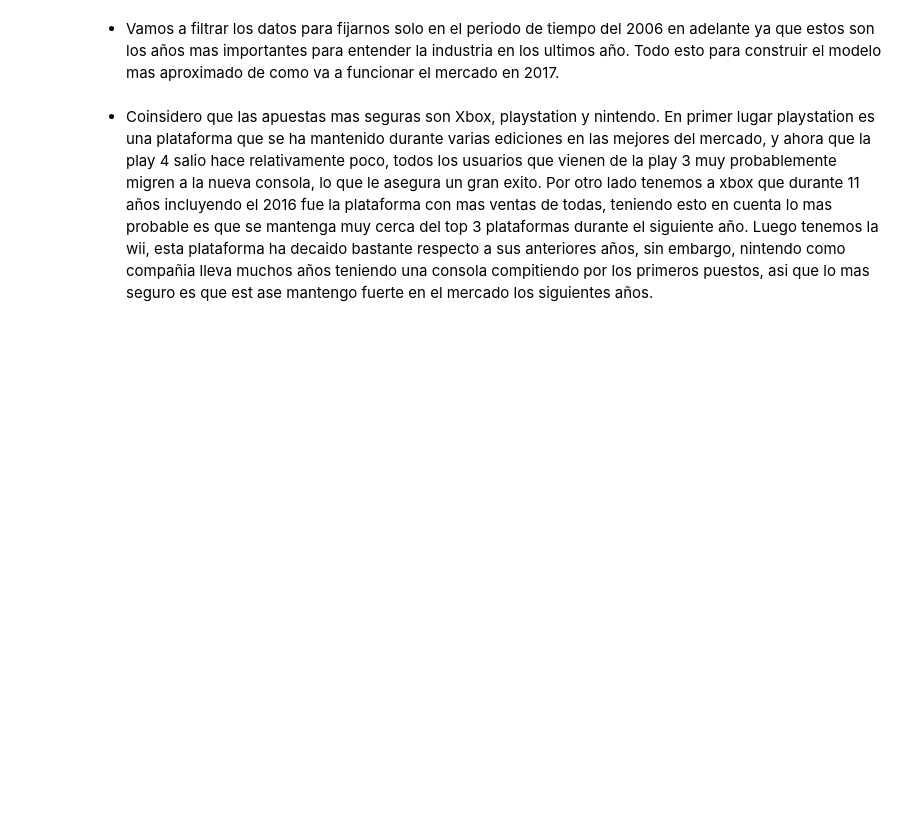
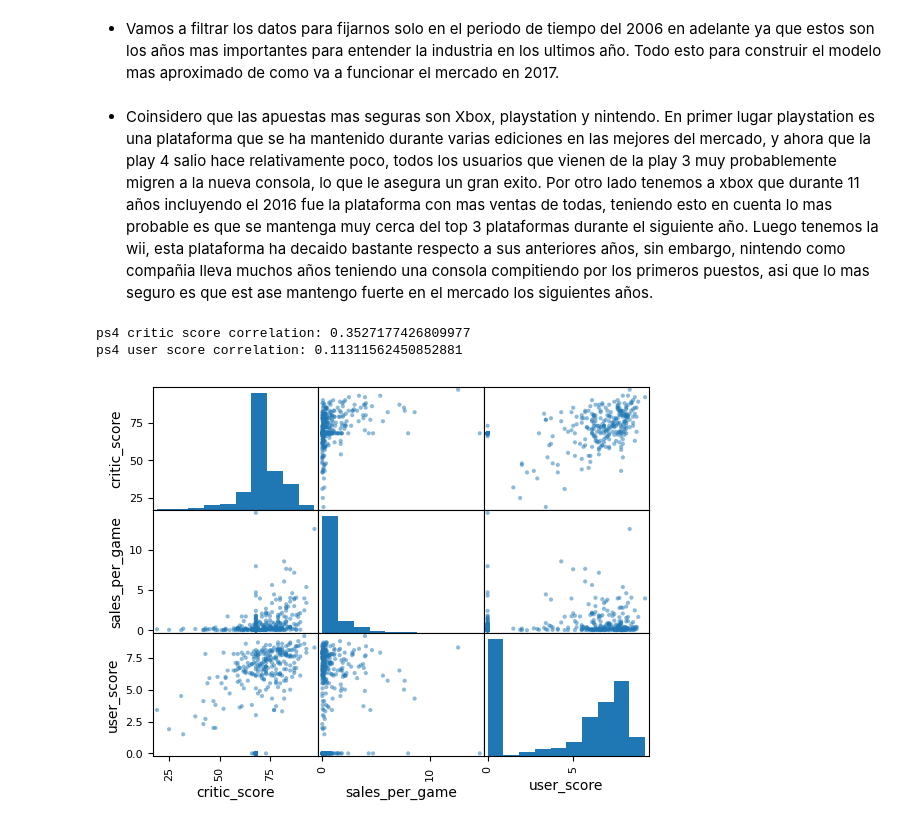
Before and after one commit to Sammat2507/proyecto-sprint-6, a Jupyter notebook: gamesnotebook.ipynb, the cells around one changed output. Cells and saved outputs as stored; diff of their text form; code cells hidden in the pictures; blank space fills up the shorter version.

```diff
--- a/gamesnotebook.ipynb
+++ b/gamesnotebook.ipynb
@@ -148,3 +148,13 @@ games_relevant_years = games_df[games_df['year_of_release'] > 2006]
 top_games_relevant_years = games_relevant_years[games_relevant_years['platform'].isin(top_platforms_names)]
 # %% [markdown]
 - Coinsidero que las apuestas mas seguras son Xbox, playstation y nintendo. En primer lugar playstation es una plataforma que se ha mantenido durante varias ediciones en las mejores del mercado, y ahora que la play 4 salio hace relativamente poco, todos los usuarios que vienen de la play 3 muy probablemente migren a la nueva consola, lo que le asegura un gran exito. Por otro lado tenemos a xbox que durante 11 años incluyendo el 2016 fue la plataforma con mas ventas de todas, teniendo esto en cuenta lo mas probable es que se mantenga muy cerca del top 3 plataformas durante el siguiente año. Luego tenemos la wii, esta plataforma ha decaido bastante respecto a sus anteriores años, sin embargo, nintendo como compañia lleva muchos años teniendo una consola compitiendo por los primeros puestos, asi que lo mas seguro es que est ase mantengo fuerte en el mercado los siguientes años.
+# %%
+ps4 = games_df[games_df['platform'] == 'PS4']
+ps4_data = ps4[['critic_score', 'sales_per_game', 'user_score']]
+pd.plotting.scatter_matrix(ps4_data)
+print(f'ps4 critic score correlation: {ps4_data['critic_score'].corr(ps4_data['sales_per_game'])}')
+print(f'ps4 user score correlation: {ps4_data['user_score'].corr(ps4_data['sales_per_game'])}')
+# %% [output]
+ps4 critic score correlation: 0.3527177426809977
+ps4 user score correlation: 0.11311562450852881
+[figure, added]
```
Also changed, not shown: parts of 10 cells of this notebook.
